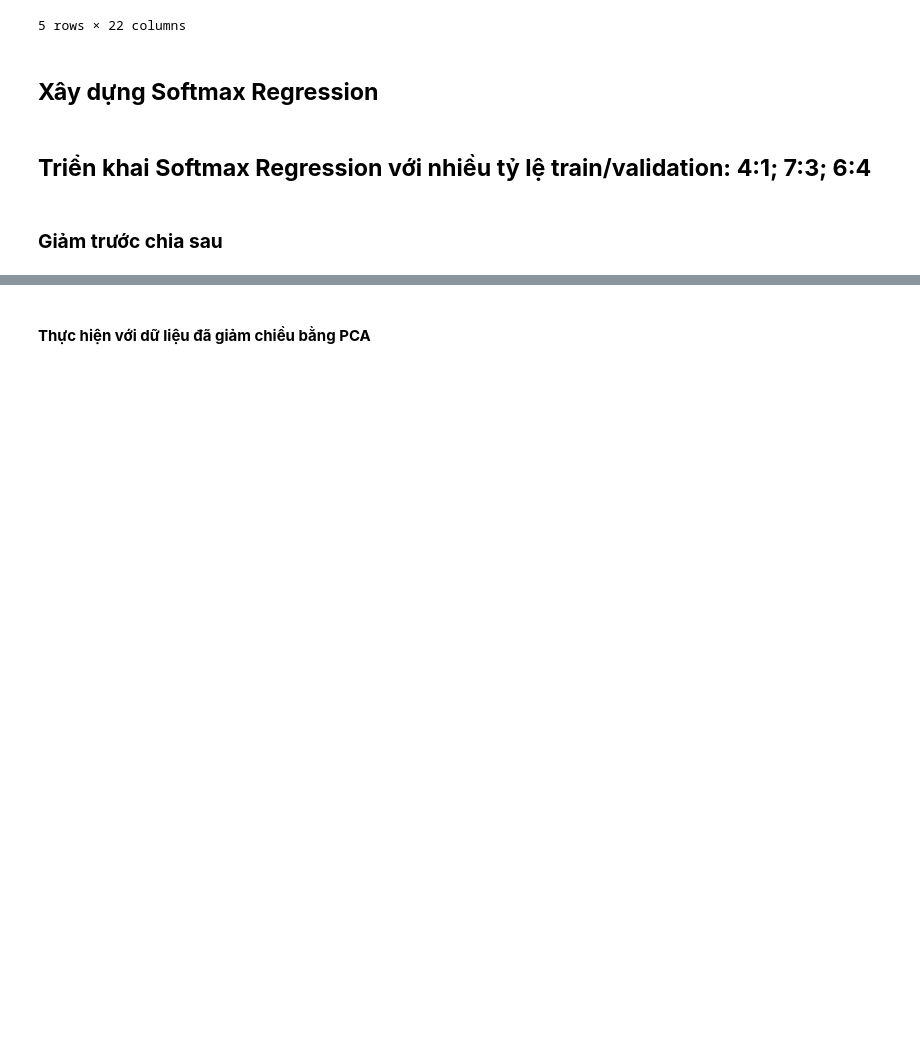
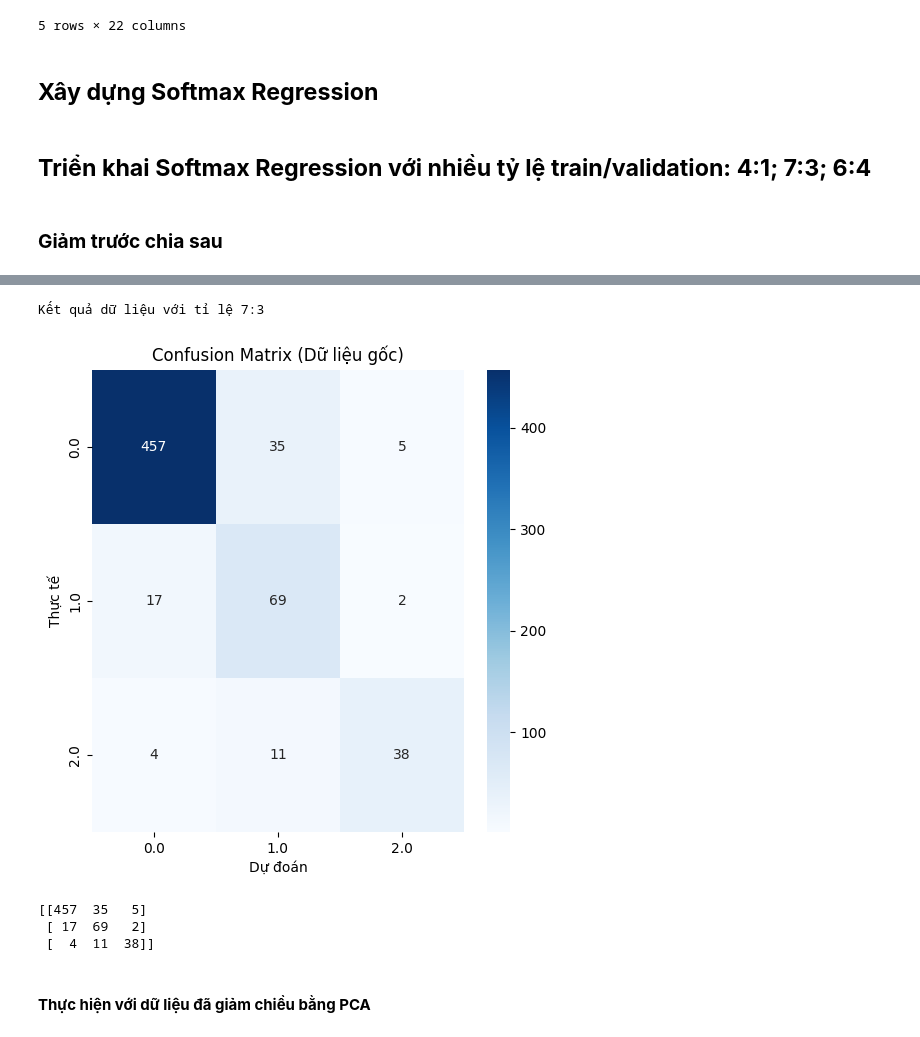
Before and after one commit to VuVanTien03/machine-learning, a Jupyter notebook: notebook/softmax.ipynb, the cells around one changed output, grey strips where cells are left out. Cells and saved outputs as stored; diff of their text form; code cells hidden in the pictures; blank space fills up the shorter version.

```diff
--- a/notebook/softmax.ipynb
+++ b/notebook/softmax.ipynb
@@ -197,0 +186,2 @@ plt.show()
+# %%
+results = softmax_pipeline(X_scaled, y, train_ratios=[0.7])
@@ -198,3 +202,27 @@ plt.show()
+# %%
+for res in results:
+    if res['method'] == 'gốc' and res['train_ratio'] == '7:3':
+        print("Kết quả dữ liệu với tỉ lệ 7:3")
+        # Trích xuất confusion matrix
+        conf_matrix = res['confusion_matrix']
+
+# Vẽ ma trận confusion
+plt.figure(figsize=(6, 6))
+sns.heatmap(conf_matrix, annot=True, fmt="d", cmap="Blues",
+        xticklabels=np.unique(y), yticklabels=np.unique(y))
+plt.title("Confusion Matrix (Dữ liệu gốc)")
+plt.xlabel("Dự đoán")
+plt.ylabel("Thực tế")
+plt.show()
+# %% [output]
+Kết quả dữ liệu với tỉ lệ 7:3
+[figure, added]
+# %%
+print(conf_matrix)
+# %% [output]
+[[457  35   5]
+ [ 17  69   2]
+ [  4  11  38]]
 # %% [markdown]
 #### **Thực hiện với dữ liệu đã giảm chiều bằng PCA**
 # %%
```
Also changed, not shown: parts of 26 cells of this notebook, 2 other files.
